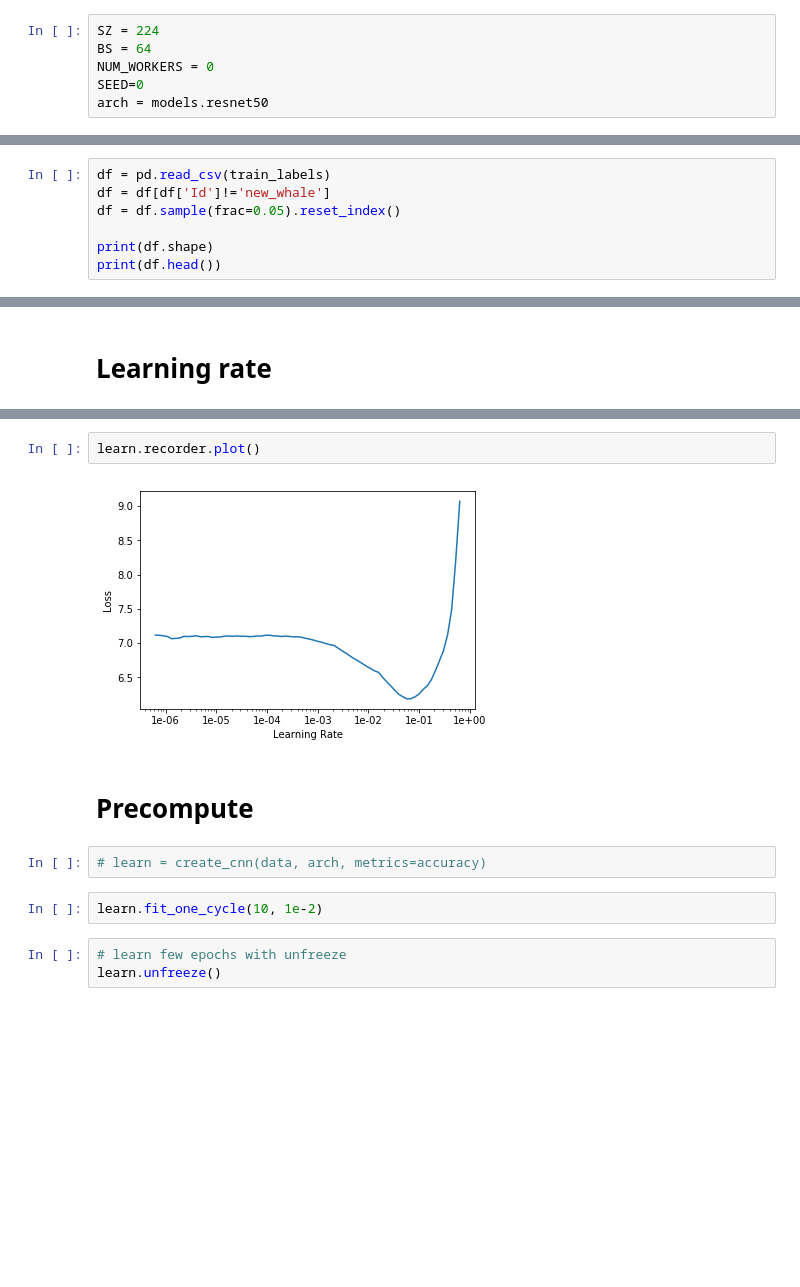
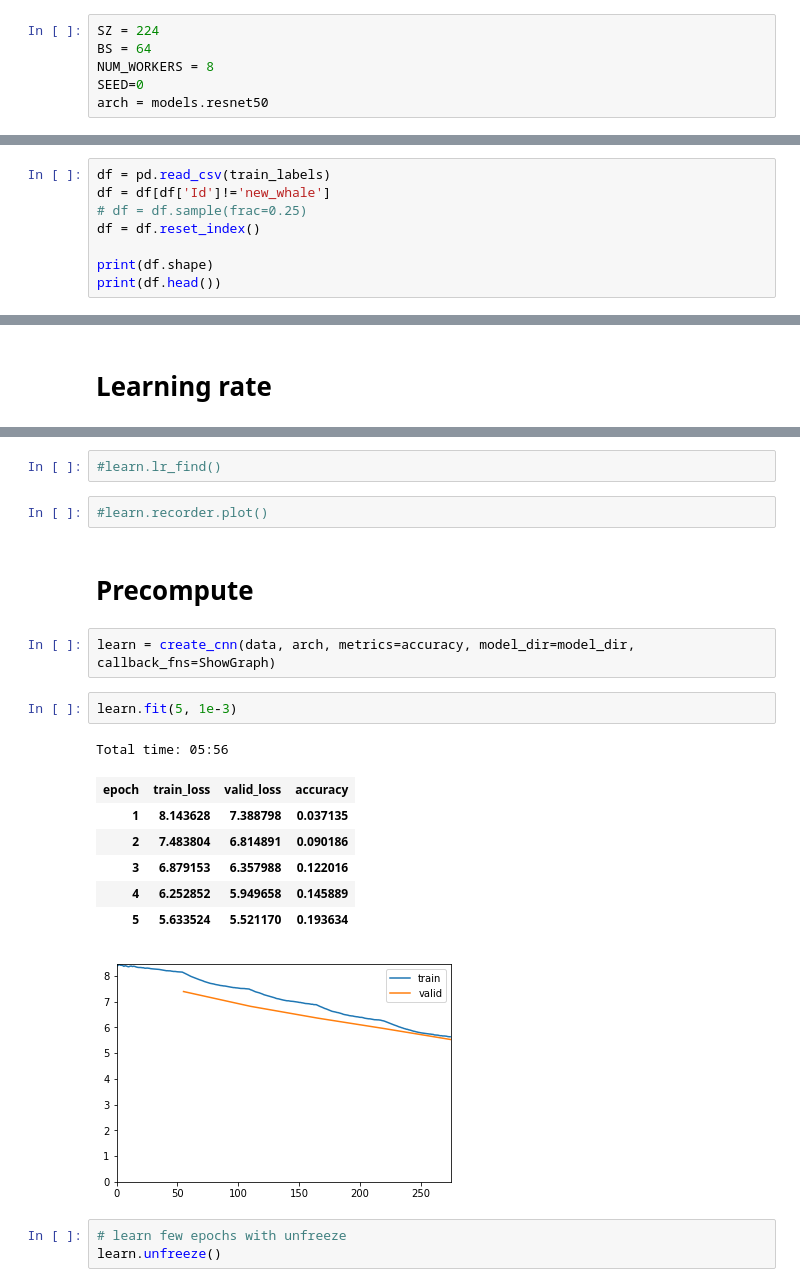
Before and after one commit to Barteus/kaggles, a Jupyter notebook: whales/whales-2.ipynb, the cells around one changed output, grey strips where cells are left out. Saved outputs shown, nothing was run; the diff lists cells and outputs as text; blank space fills up the shorter version.

```diff
--- a/whales/whales-2.ipynb
+++ b/whales/whales-2.ipynb
@@ -42,6 +42,6 @@ model_dir = f'{current_dir}/models'
 # %%
 SZ = 224
 BS = 64
-NUM_WORKERS = 0
+NUM_WORKERS = 8
 SEED=0
 arch = models.resnet50
@@ -50,7 +48,8 @@ arch = models.resnet50
 # %%
 df = pd.read_csv(train_labels)
 df = df[df['Id']!='new_whale']
-df = df.sample(frac=0.05).reset_index()
+# df = df.sample(frac=0.25)
+df = df.reset_index()
 
 print(df.shape)
 print(df.head())
@@ -136,13 +130,22 @@ LR Finder is complete, type {learner_name}.recorder.plot() to see the graph.
+# %%
+#learn.lr_find()
 # %%
-learn.recorder.plot()
+#learn.recorder.plot()
-# %% [output]
-[figure, removed]
 # %% [markdown]
 # Precompute
 # %%
-# learn = create_cnn(data, arch, metrics=accuracy)
+learn = create_cnn(data, arch, metrics=accuracy, model_dir=model_dir, callback_fns=ShowGraph)
-# %%
-learn.fit_one_cycle(10, 1e-2)
+# %%
+learn.fit(5, 1e-3)
+# %% [output]
+Total time: 05:56
+| epoch | train_loss | valid_loss | accuracy |
+| 1 | 8.143628 | 7.388798 | 0.037135 |
+| 2 | 7.483804 | 6.814891 | 0.090186 |
+| 3 | 6.879153 | 6.357988 | 0.122016 |
+| 4 | 6.252852 | 5.949658 | 0.145889 |
+| 5 | 5.633524 | 5.521170 | 0.193634 |
+[figure, added]
 # %%
 # learn few epochs with unfreeze
 learn.unfreeze()
```
Also changed, not shown: parts of 19 cells of this notebook, 1 other file.
